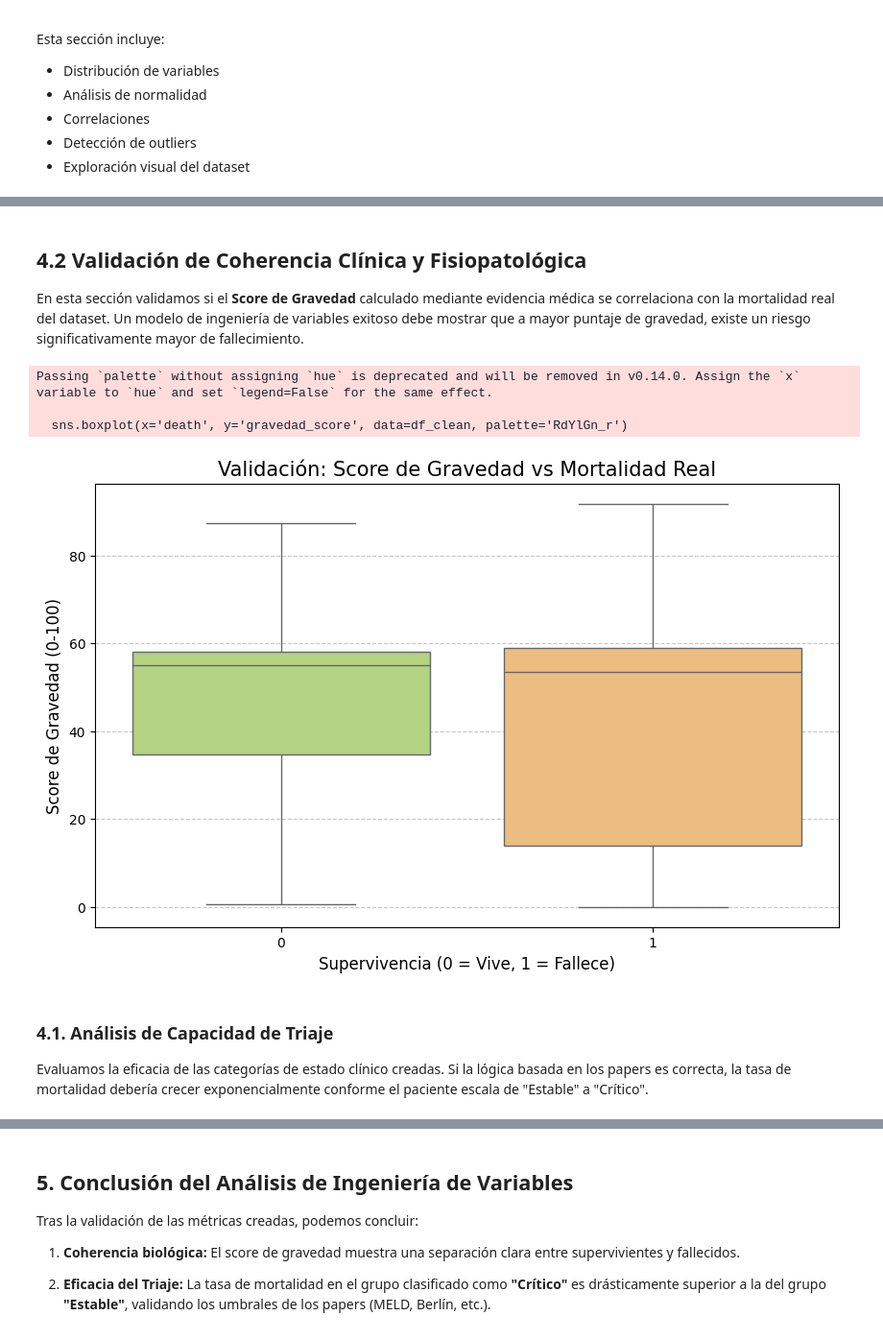
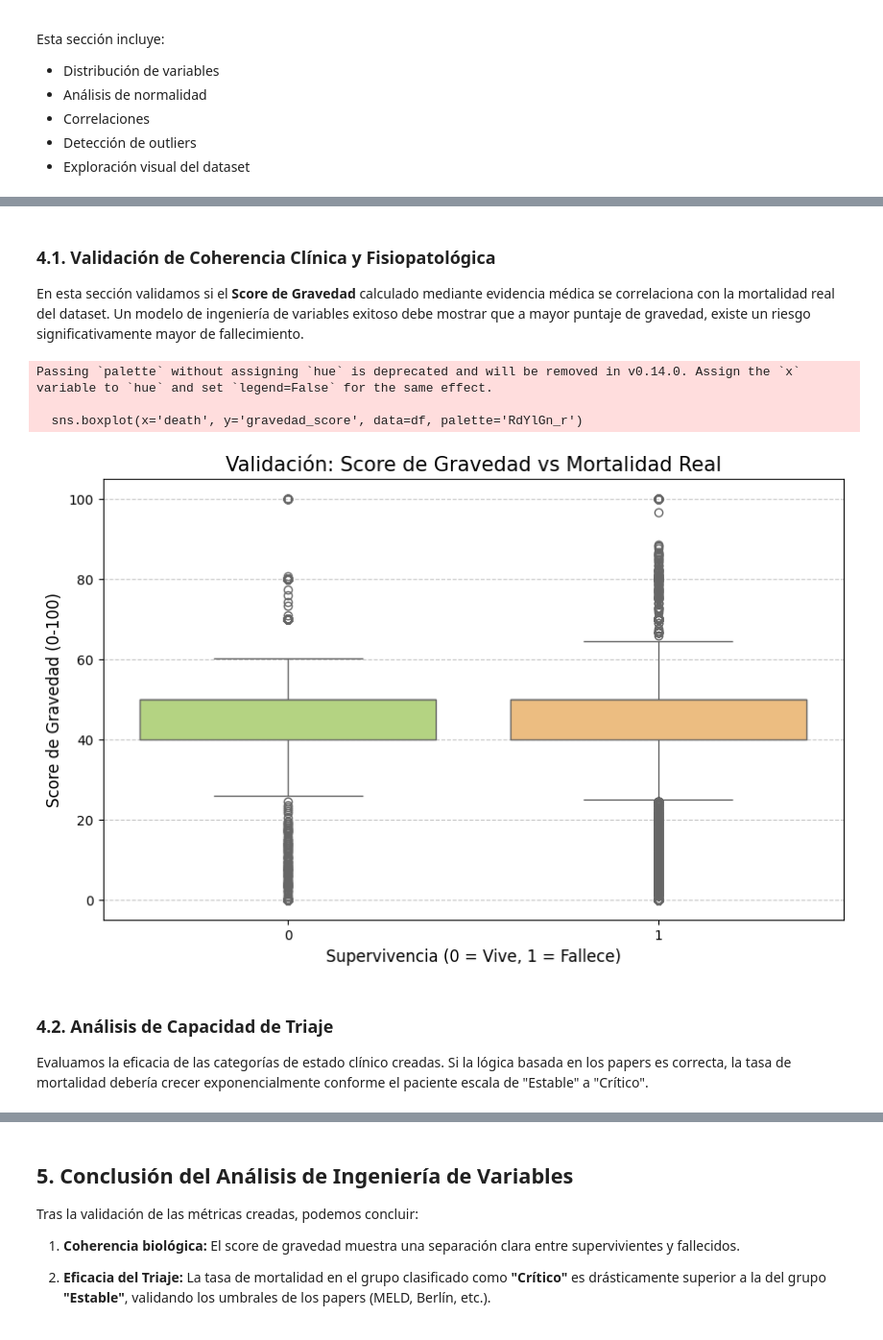
Before and after one commit to nrapun/proyecto_AA, a Jupyter notebook: notebook_proyectoAA.ipynb, the cells around one changed output, grey strips where cells are left out. Shown at 96% size. Saved outputs shown, nothing was run; the diff lists cells and outputs as text; code cells hidden in the pictures.

```diff
--- a/notebook_proyectoAA.ipynb
+++ b/notebook_proyectoAA.ipynb
@@ -134,7 +134,8 @@ for col in cat_cols:
 print("Verificación post-limpieza")
 print(f"Total de valores nulos restantes: {df.isnull().sum().sum()}")
 
-# 6. FUNCIÓN DE AYUDA PARA ENCONTRAR COLUMNAS (Evita el KeyError)
+# 6. Función auxiliar para buscar columnas de forma segura
+# (Busca nombres con puntos, sin puntos, mayúsculas, etc.)
 def get_val(row, possible_names, default=0):
     for name in possible_names:
         if name in row.index:
@@ -200,13 +201,11 @@ print("Calculando scores...")
 df[['gravedad_score', 'referencia_clinica']] = df.apply(calcular_gravedad_evidencia, axis=1)
 
 # 8. CLASIFICACIÓN
-def clasificar(s):
-    if s < 30: return 'Estable'
-    elif s < 60: return 'Moderado'
-    elif s < 85: return 'Grave'
-    else: return 'Crítico'
+df['estado_clinico'] = pd.cut(df['gravedad_score'],
+                                   bins=[-1, 30, 60, 85, 101],
+                                   labels=['Estable', 'Moderado', 'Grave', 'Crítico'])
 
-df['estado_clinico'] = df['gravedad_score'].apply(clasificar)
+print("Columnas creadas con éxito.")
 
 # 9. VALIDACIÓN Y GUARDADO
 print("\n--- RESUMEN POR ESTADO ---")
@@ -498,27 +374,27 @@ Name: count, dtype: int64
 # %% [markdown]
-## 4.2 Validación de Coherencia Clínica y Fisiopatológica
+### 4.1. Validación de Coherencia Clínica y Fisiopatológica
 
 En esta sección validamos si el **Score de Gravedad** calculado mediante evidencia médica se correlaciona con la mortalidad real del dataset. Un modelo de ingeniería de variables exitoso debe mostrar que a mayor puntaje de gravedad, existe un riesgo significativamente mayor de fallecimiento.
 # %%
 import seaborn as sns
 import matplotlib.pyplot as plt
 
 plt.figure(figsize=(10, 6))
 # Comparamos el score de gravedad entre los que vivieron (0) y los que murieron (1)
-sns.boxplot(x='death', y='gravedad_score', data=df_clean, palette='RdYlGn_r')
+sns.boxplot(x='death', y='gravedad_score', data=df, palette='RdYlGn_r')
 
 plt.title('Validación: Score de Gravedad vs Mortalidad Real', fontsize=15)
 plt.xlabel('Supervivencia (0 = Vive, 1 = Fallece)', fontsize=12)
 plt.ylabel('Score de Gravedad (0-100)', fontsize=12)
 plt.grid(axis='y', linestyle='--', alpha=0.7)
 plt.show()
 # %% [output]
 Passing `palette` without assigning `hue` is deprecated and will be removed in v0.14.0. Assign the `x` variable to `hue` and set `legend=False` for the same effect.
 
-  sns.boxplot(x='death', y='gravedad_score', data=df_clean, palette='RdYlGn_r')
+  sns.boxplot(x='death', y='gravedad_score', data=df, palette='RdYlGn_r')
-[figure, old version]
+[figure, new version]
 # %% [markdown]
-### 4.1. Análisis de Capacidad de Triaje
+### 4.2. Análisis de Capacidad de Triaje
 Evaluamos la eficacia de las categorías de estado clínico creadas. Si la lógica basada en los papers es correcta, la tasa de mortalidad debería crecer exponencialmente conforme el paciente escala de "Estable" a "Crítico".
 # %%
 plt.figure(figsize=(10, 6))
```
Also changed, not shown: parts of 10 cells of this notebook.
